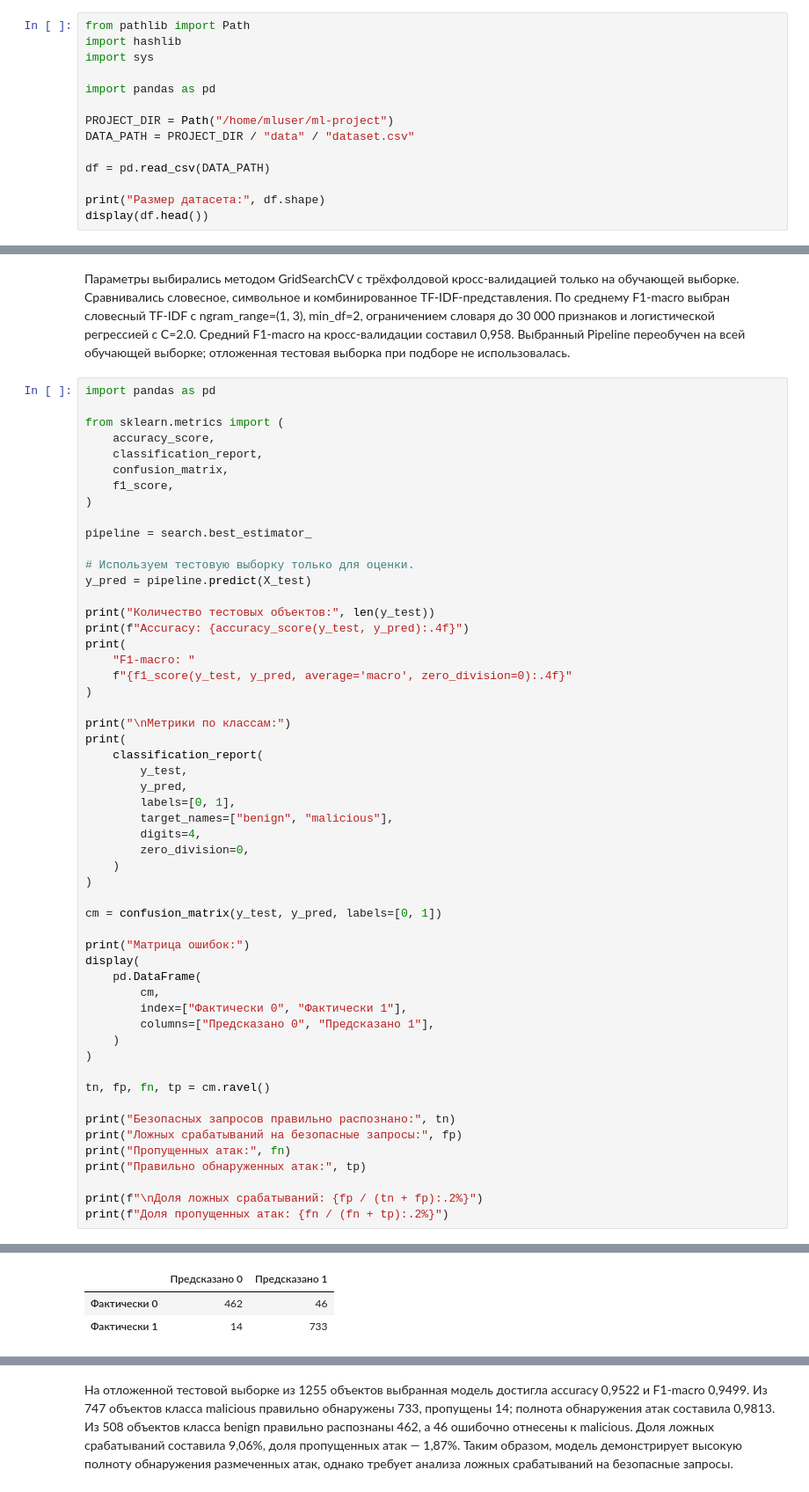
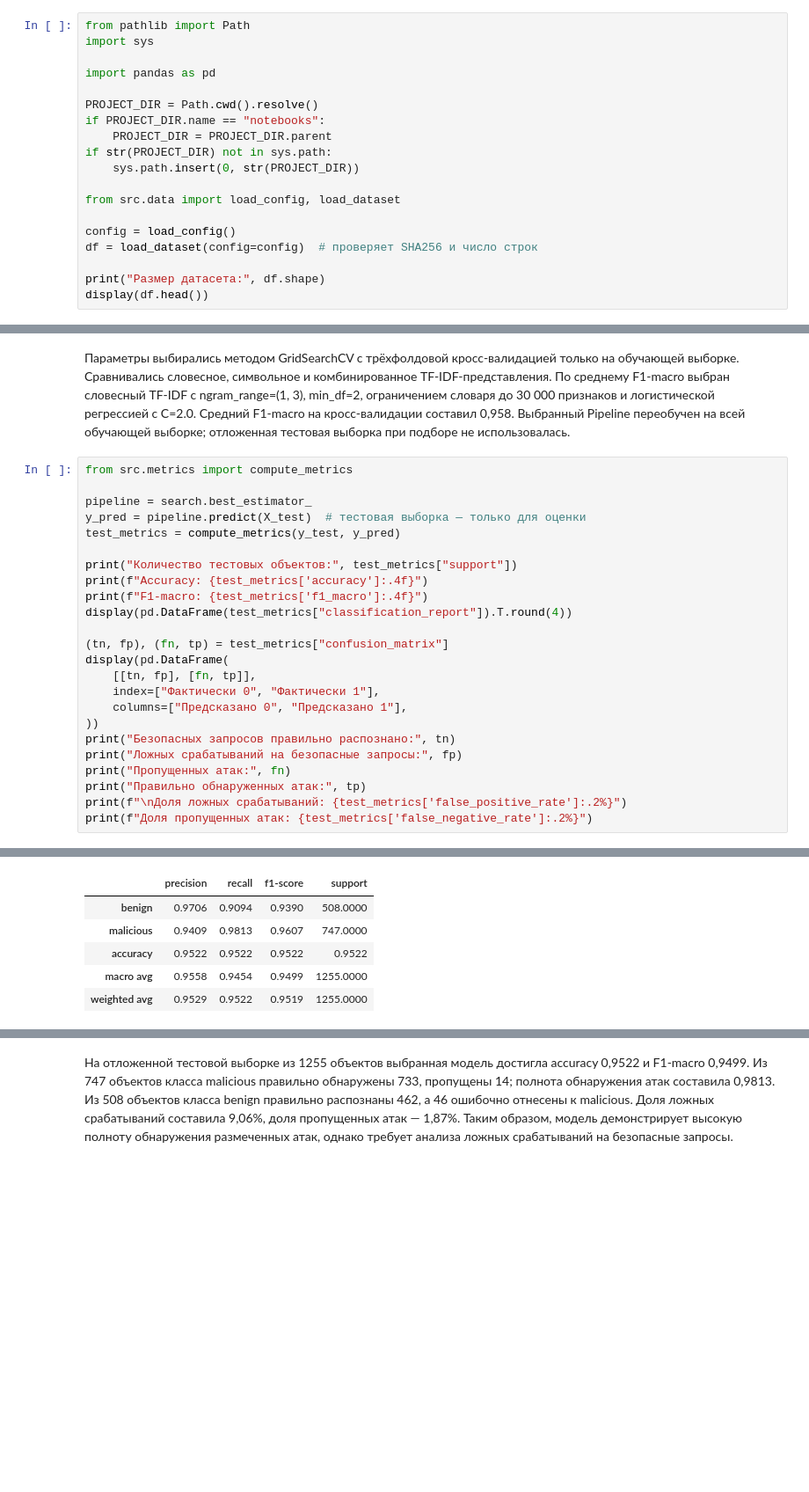
Before and after one commit to any3zing/ml-project, a Jupyter notebook: notebooks/Lab2.ipynb, the cells around one changed output, grey strips where cells are left out. Shown at 88% size. Saved outputs shown, nothing was run; the diff lists cells and outputs as text; blank space fills up the shorter version.

```diff
--- a/notebooks/Lab2.ipynb
+++ b/notebooks/Lab2.ipynb
@@ -8,15 +8,20 @@
 Источник данных: neuralchemy/Prompt-injection-dataset.
 # %%
 from pathlib import Path
-import hashlib
 import sys
 
 import pandas as pd
 
-PROJECT_DIR = Path("/home/mluser/ml-project")
-DATA_PATH = PROJECT_DIR / "data" / "dataset.csv"
+PROJECT_DIR = Path.cwd().resolve()
+if PROJECT_DIR.name == "notebooks":
+    PROJECT_DIR = PROJECT_DIR.parent
+if str(PROJECT_DIR) not in sys.path:
+    sys.path.insert(0, str(PROJECT_DIR))
 
-df = pd.read_csv(DATA_PATH)
+from src.data import load_config, load_dataset
+
+config = load_config()
+df = load_dataset(config=config)  # проверяет SHA256 и число строк
 
 print("Размер датасета:", df.shape)
 display(df.head())
@@ -431,59 +389,29 @@ CV recall для атак: 0.9849
 # %% [markdown]
 Параметры выбирались методом GridSearchCV с трёхфолдовой кросс-валидацией только на обучающей выборке. Сравнивались словесное, символьное и комбинированное TF-IDF-представления. По среднему F1-macro выбран словесный TF-IDF с ngram_range=(1, 3), min_df=2, ограничением словаря до 30 000 признаков и логистической регрессией с C=2.0. Средний F1-macro на кросс-валидации составил 0,958. Выбранный Pipeline переобучен на всей обучающей выборке; отложенная тестовая выборка при подборе не использовалась.
 # %%
-import pandas as pd
-
-from sklearn.metrics import (
-    accuracy_score,
-    classification_report,
-    confusion_matrix,
-    f1_score,
-)
+from src.metrics import compute_metrics
 
 pipeline = search.best_estimator_
+y_pred = pipeline.predict(X_test)  # тестовая выборка — только для оценки
+test_metrics = compute_metrics(y_test, y_pred)
 
-# Используем тестовую выборку только для оценки.
-y_pred = pipeline.predict(X_test)
+print("Количество тестовых объектов:", test_metrics["support"])
+print(f"Accuracy: {test_metrics['accuracy']:.4f}")
+print(f"F1-macro: {test_metrics['f1_macro']:.4f}")
+display(pd.DataFrame(test_metrics["classification_report"]).T.round(4))
 
-print("Количество тестовых объектов:", len(y_test))
-print(f"Accuracy: {accuracy_score(y_test, y_pred):.4f}")
-print(
-    "F1-macro: "
-    f"{f1_score(y_test, y_pred, average='macro', zero_division=0):.4f}"
-)
-
-print("\nМетрики по классам:")
-print(
-    classification_report(
-        y_test,
-        y_pred,
-        labels=[0, 1],
-        target_names=["benign", "malicious"],
-        digits=4,
-        zero_division=0,
-    )
-)
-
-cm = confusion_matrix(y_test, y_pred, labels=[0, 1])
-
-print("Матрица ошибок:")
-display(
-    pd.DataFrame(
-        cm,
-        index=["Фактически 0", "Фактически 1"],
-        columns=["Предсказано 0", "Предсказано 1"],
-    )
-)
-
-tn, fp, fn, tp = cm.ravel()
-
+(tn, fp), (fn, tp) = test_metrics["confusion_matrix"]
+display(pd.DataFrame(
+    [[tn, fp], [fn, tp]],
+    index=["Фактически 0", "Фактически 1"],
+    columns=["Предсказано 0", "Предсказано 1"],
+))
 print("Безопасных запросов правильно распознано:", tn)
 print("Ложных срабатываний на безопасные запросы:", fp)
 print("Пропущенных атак:", fn)
 print("Правильно обнаруженных атак:", tp)
-
-print(f"\nДоля ложных срабатываний: {fp / (tn + fp):.2%}")
-print(f"Доля пропущенных атак: {fn / (fn + tp):.2%}")
+print(f"\nДоля ложных срабатываний: {test_metrics['false_positive_rate']:.2%}")
+print(f"Доля пропущенных атак: {test_metrics['false_negative_rate']:.2%}")
 # %% [output]
 Количество тестовых объектов: 1255
 Accuracy: 0.9522
@@ -503,3 +419,6 @@ weighted avg     0.9529    0.9522    0.9519      1255
-|  | Предсказано 0 | Предсказано 1 |
-| Фактически 0 | 462 | 46 |
-| Фактически 1 | 14 | 733 |
+|  | precision | recall | f1-score | support |
+| benign | 0.9706 | 0.9094 | 0.9390 | 508.0000 |
+| malicious | 0.9409 | 0.9813 | 0.9607 | 747.0000 |
+| accuracy | 0.9522 | 0.9522 | 0.9522 | 0.9522 |
+| macro avg | 0.9558 | 0.9454 | 0.9499 | 1255.0000 |
+| weighted avg | 0.9529 | 0.9522 | 0.9519 | 1255.0000 |
```
Also changed, not shown: parts of 8 cells of this notebook.
